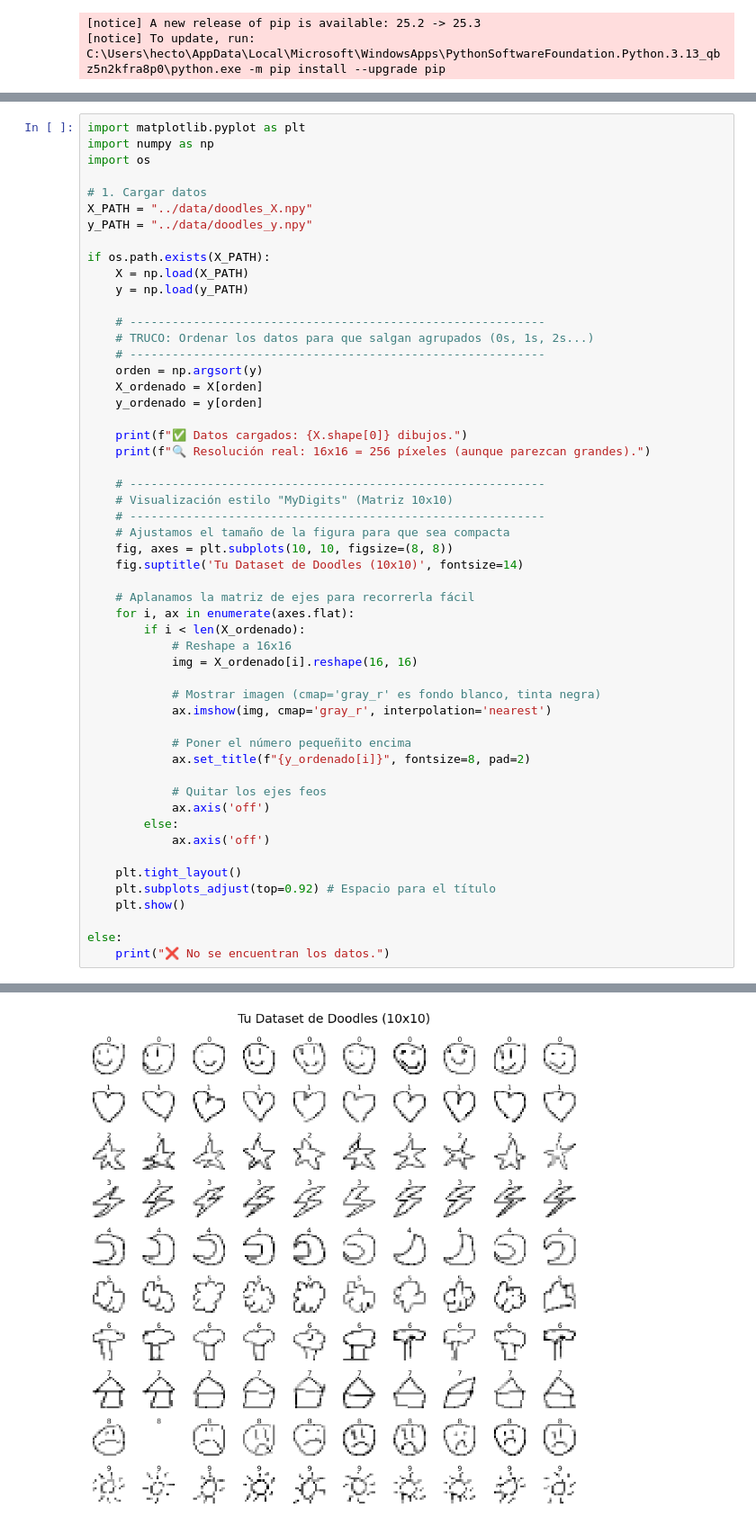
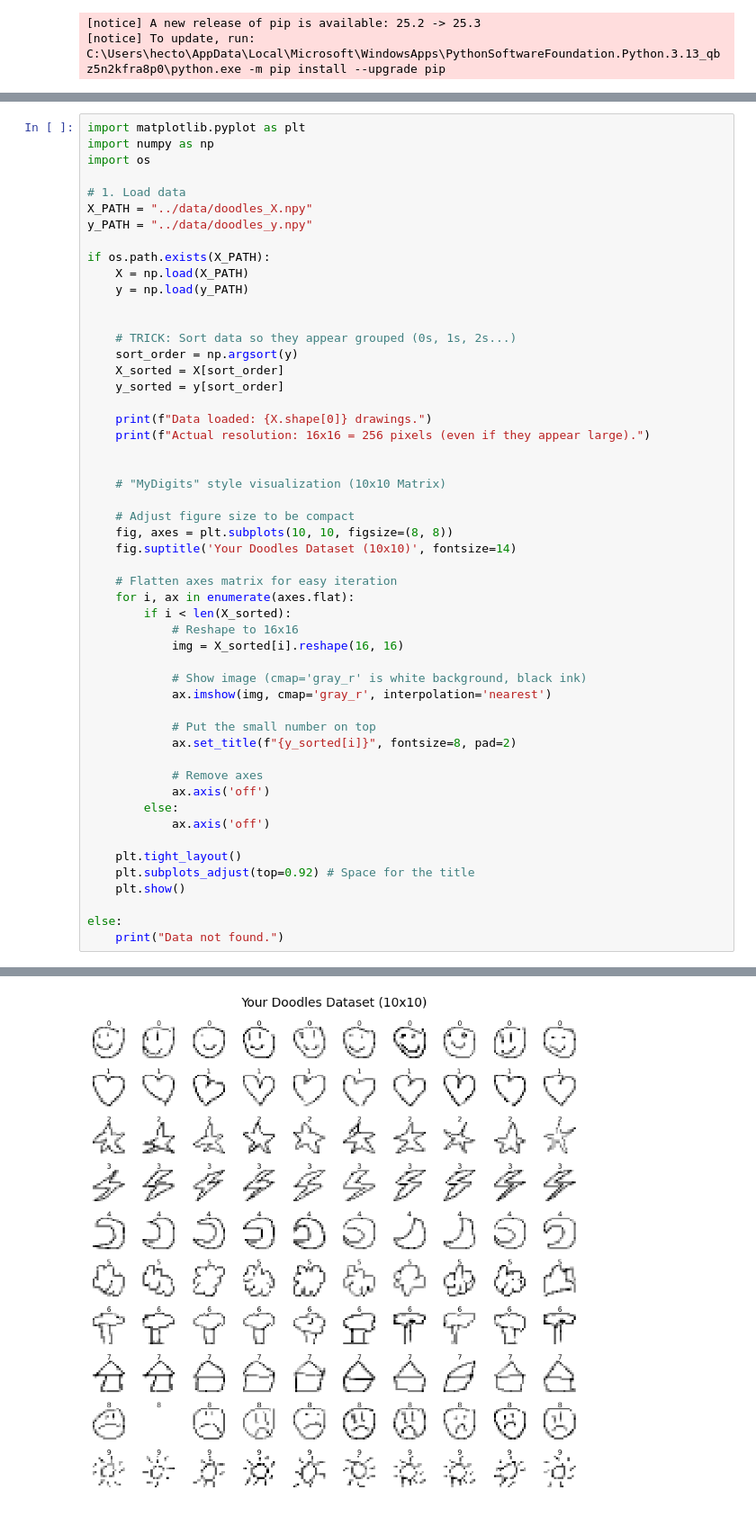
Before and after one commit to HectorZamoranoGarcia/Doodle-Recognition-System, a Jupyter notebook: notebooks/01_data_exploration.ipynb, the cells around one changed output, grey strips where cells are left out. Shown at 90% size. Saved outputs shown, nothing was run; the diff lists cells and outputs as text.

```diff
--- a/notebooks/01_data_exploration.ipynb
+++ b/notebooks/01_data_exploration.ipynb
@@ -198,7 +195,7 @@ import matplotlib.pyplot as plt
 import numpy as np
 import os
 
-# 1. Cargar datos
+# 1. Load data
 X_PATH = "../data/doodles_X.npy"
 y_PATH = "../data/doodles_y.npy"
 
@@ -206,44 +203,43 @@ if os.path.exists(X_PATH):
     X = np.load(X_PATH)
     y = np.load(y_PATH)
 
-    # -----------------------------------------------------------
-    # TRUCO: Ordenar los datos para que salgan agrupados (0s, 1s, 2s...)
-    # -----------------------------------------------------------
-    orden = np.argsort(y)
-    X_ordenado = X[orden]
-    y_ordenado = y[orden]
 
-    print(f"✅ Datos cargados: {X.shape[0]} dibujos.")
-    print(f"🔍 Resolución real: 16x16 = 256 píxeles (aunque parezcan grandes).")
+    # TRICK: Sort data so they appear grouped (0s, 1s, 2s...)
+    sort_order = np.argsort(y)
+    X_sorted = X[sort_order]
+    y_sorted = y[sort_order]
 
-    # -----------------------------------------------------------
-    # Visualización estilo "MyDigits" (Matriz 10x10)
-    # -----------------------------------------------------------
-    # Ajustamos el tamaño de la figura para que sea compacta
+    print(f"Data loaded: {X.shape[0]} drawings.")
+    print(f"Actual resolution: 16x16 = 256 pixels (even if they appear large).")
+
+
+    # "MyDigits" style visualization (10x10 Matrix)
+
+    # Adjust figure size to be compact
     fig, axes = plt.subplots(10, 10, figsize=(8, 8))
-    fig.suptitle('Tu Dataset de Doodles (10x10)', fontsize=14)
+    fig.suptitle('Your Doodles Dataset (10x10)', fontsize=14)
 
-    # Aplanamos la matriz de ejes para recorrerla fácil
+    # Flatten axes matrix for easy iteration
     for i, ax in enumerate(axes.flat):
-        if i < len(X_ordenado):
-            # Reshape a 16x16
-            img = X_ordenado[i].reshape(16, 16)
+        if i < len(X_sorted):
+            # Reshape to 16x16
+            img = X_sorted[i].reshape(16, 16)
 
-            # Mostrar imagen (cmap='gray_r' es fondo blanco, tinta negra)
+            # Show image (cmap='gray_r' is white background, black ink)
             ax.imshow(img, cmap='gray_r', interpolation='nearest')
 
-            # Poner el número pequeñito encima
-            ax.set_title(f"{y_ordenado[i]}", fontsize=8, pad=2)
+            # Put the small number on top
+            ax.set_title(f"{y_sorted[i]}", fontsize=8, pad=2)
 
-            # Quitar los ejes feos
+            # Remove axes
             ax.axis('off')
         else:
             ax.axis('off')
 
     plt.tight_layout()
-    plt.subplots_adjust(top=0.92) # Espacio para el título
+    plt.subplots_adjust(top=0.92) # Space for the title
     plt.show()
 
 else:
-    print("❌ No se encuentran los datos.")
+    print("Data not found.")
 # %% [output]
@@ -252 +248 @@ else:
-[figure, old version]
+[figure, new version]
```
Also changed, not shown: parts of 13 cells of this notebook, 6 other files.
